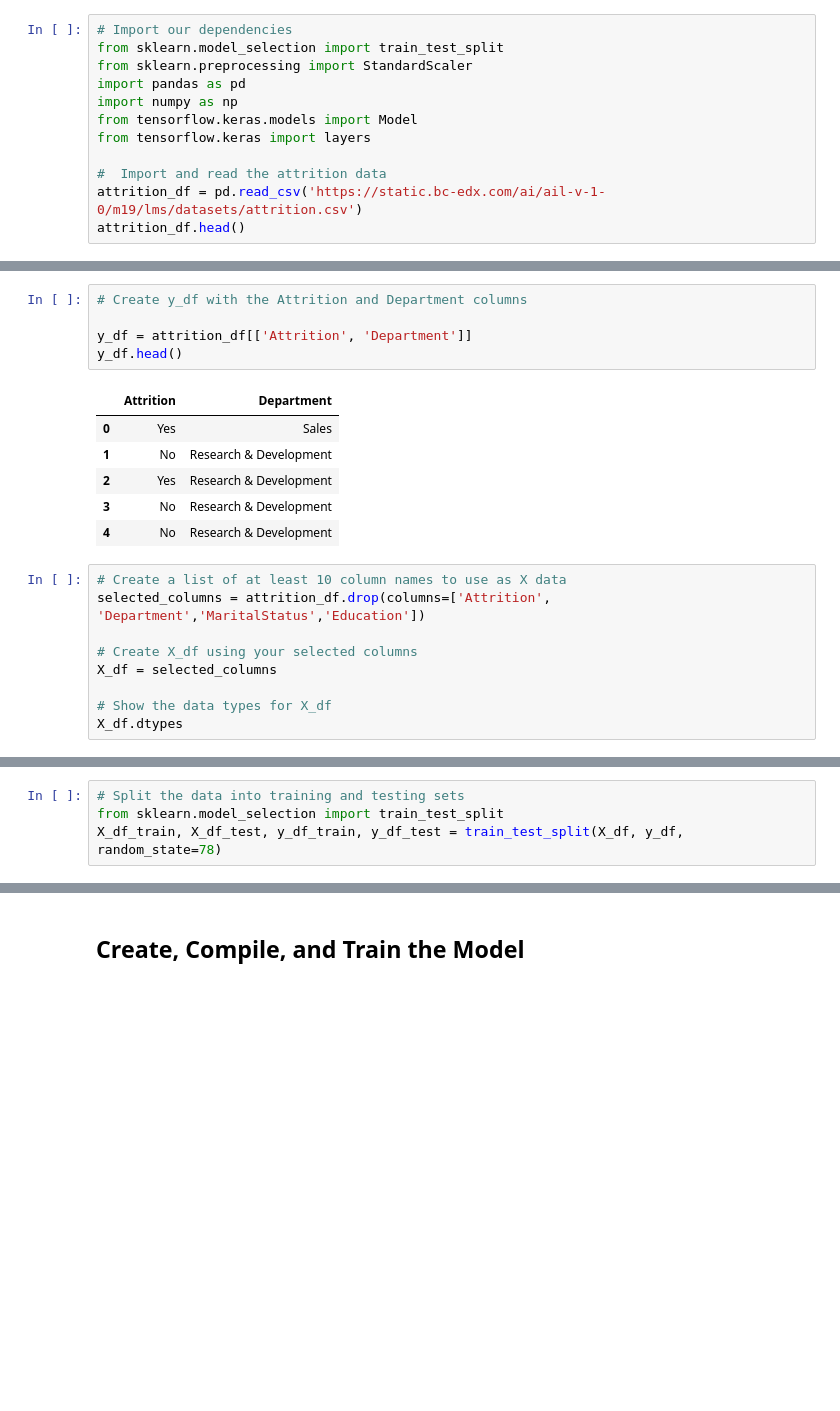
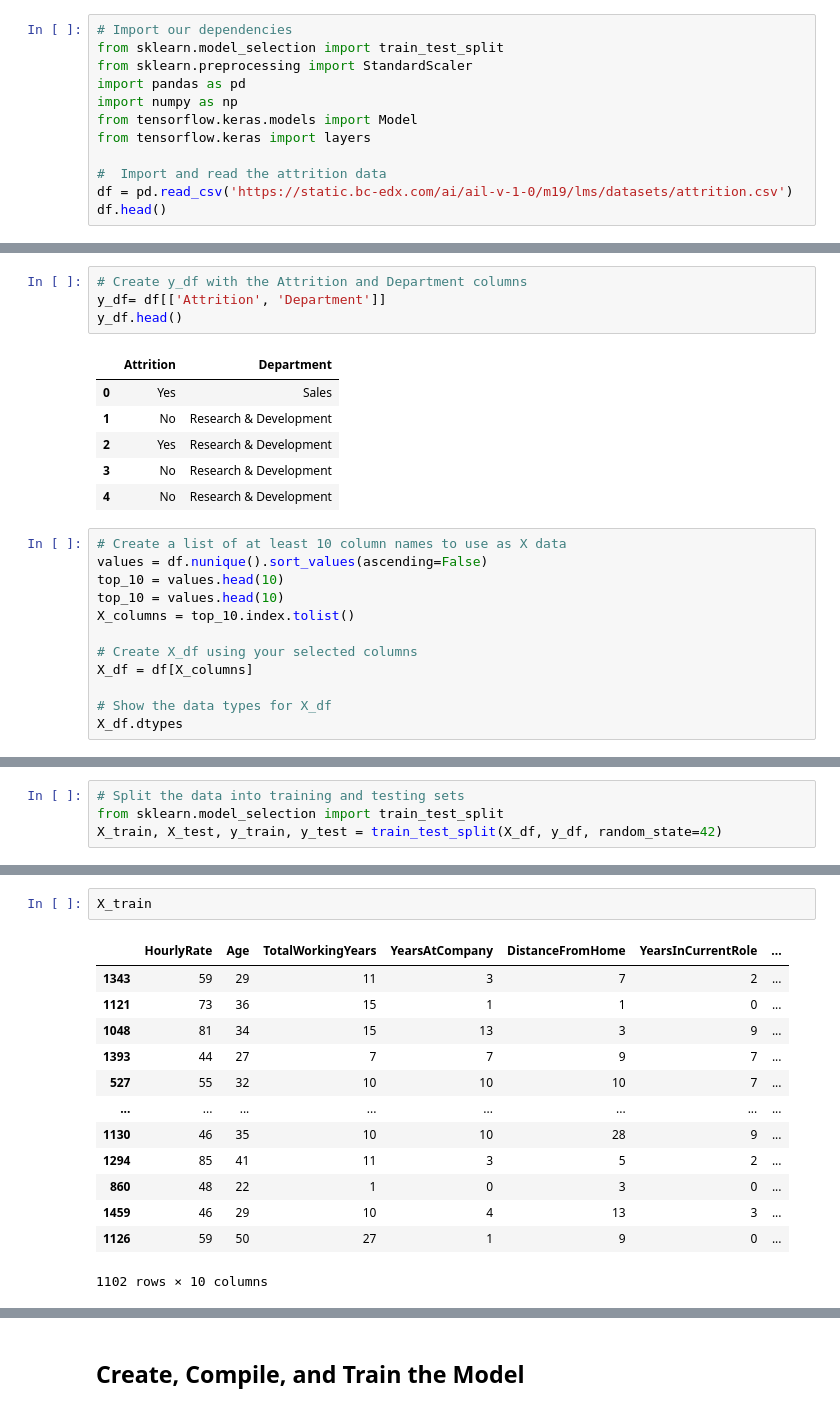
Before and after one commit to Traugewitz/neural-network-challenge-2, a Jupyter notebook: M19_Starter_Code/attrition.ipynb, the cells around one changed output, grey strips where cells are left out. Drawn from its saved outputs; the diff is of its cells as text; blank space fills up the shorter version.

```diff
--- a/M19_Starter_Code/attrition.ipynb
+++ b/M19_Starter_Code/attrition.ipynb
@@ -10,8 +10,8 @@ from tensorflow.keras.models import Model
 from tensorflow.keras import layers
 
 #  Import and read the attrition data
-attrition_df = pd.read_csv('https://static.bc-edx.com/ai/ail-v-1-0/m19/lms/datasets/attrition.csv')
-attrition_df.head()
+df = pd.read_csv('https://static.bc-edx.com/ai/ail-v-1-0/m19/lms/datasets/attrition.csv')
+df.head()
 # %% [output]
 WARNING:tensorflow:From c:\Users\traug\anaconda3\Lib\site-packages\keras\src\losses.py:2976: The name tf.losses.sparse_softmax_cross_entropy is deprecated. Please use tf.compat.v1.losses.sparse_softma ...
 |  | Age | Attrition | BusinessTravel | Department | DistanceFromHome | Education | EducationField | ... |
@@ -44,8 +44,7 @@ YearsWithCurrManager        18
 dtype: int64
 # %%
 # Create y_df with the Attrition and Department columns
-
-y_df = attrition_df[['Attrition', 'Department']]
+y_df= df[['Attrition', 'Department']]
 y_df.head()
 # %% [output]
 |  | Attrition | Department |
@@ -56,10 +55,13 @@ y_df.head()
 | 4 | No | Research & Development |
 # %%
 # Create a list of at least 10 column names to use as X data
-selected_columns = attrition_df.drop(columns=['Attrition', 'Department','MaritalStatus','Education'])
+values = df.nunique().sort_values(ascending=False)
+top_10 = values.head(10)
+top_10 = values.head(10)
+X_columns = top_10.index.tolist()
 
 # Create X_df using your selected columns
-X_df = selected_columns
+X_df = df[X_columns]
 
 # Show the data types for X_df
 X_df.dtypes
@@ -84,4 +86,4 @@ dtype: object
 # %%
 # Split the data into training and testing sets
 from sklearn.model_selection import train_test_split
-X_df_train, X_df_test, y_df_train, y_df_test = train_test_split(X_df, y_df, random_state=78)
+X_train, X_test, y_train, y_test = train_test_split(X_df, y_df, random_state=42)
@@ -106,2 +90,18 @@ Name: OverTime, dtype: int64
+# %%
+X_train
+# %% [output]
+|  | HourlyRate | Age | TotalWorkingYears | YearsAtCompany | DistanceFromHome | YearsInCurrentRole | ... |
+| 1343 | 59 | 29 | 11 | 3 | 7 | 2 | ... |
+| 1121 | 73 | 36 | 15 | 1 | 1 | 0 | ... |
+| 1048 | 81 | 34 | 15 | 13 | 3 | 9 | ... |
+| 1393 | 44 | 27 | 7 | 7 | 9 | 7 | ... |
+| 527 | 55 | 32 | 10 | 10 | 10 | 7 | ... |
+| ... | ... | ... | ... | ... | ... | ... | ... |
+| 1130 | 46 | 35 | 10 | 10 | 28 | 9 | ... |
+| 1294 | 85 | 41 | 11 | 3 | 5 | 2 | ... |
+| 860 | 48 | 22 | 1 | 0 | 3 | 0 | ... |
+| 1459 | 46 | 29 | 10 | 4 | 13 | 3 | ... |
+| 1126 | 59 | 50 | 27 | 1 | 9 | 0 | ... |
+1102 rows × 10 columns
 # %%
 # Create a StandardScaler
```
Also changed, not shown: parts of 20 cells of this notebook.
